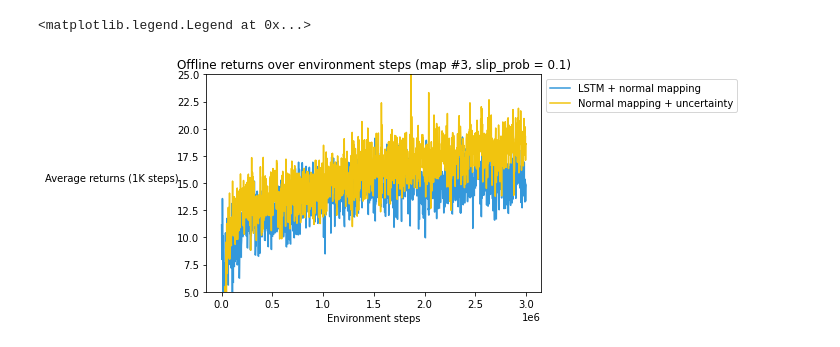
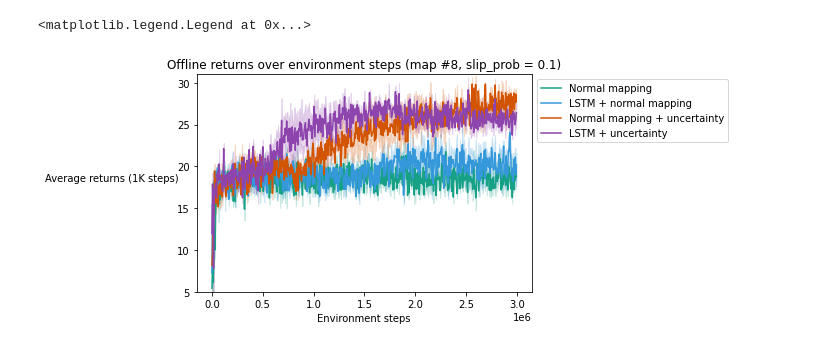
Before and after one commit to taodav/aux-inputs, a Jupyter notebook: analysis/plot_results_uf8_cnn.ipynb, the cells around one changed output. Saved outputs shown, nothing was run; the diff lists cells and outputs as text; code cells hidden in the pictures.

```diff
--- a/analysis/plot_results_uf8_cnn.ipynb
+++ b/analysis/plot_results_uf8_cnn.ipynb
@@ -7,6 +7,7 @@ from tqdm.notebook import tqdm
 from collections import namedtuple
 from multiprocessing import Pool
 from itertools import repeat
+plt.rcParams['axes.facecolor'] = 'white'
 
 from definitions import ROOT_DIR
 from unc.utils import load_info
@@ -18,6 +19,9 @@ turquoise = "#1abc9c"
 peter_river = "#3498db"
 sunflower = "#f1c40f"
 alizarin = "#e74c3c"
+pumpkin = "#d35400"
+green_sea = "#16a085"
+wisteria = "#8e44ad"
 # %%
 level = 8
 all_paths = {
@@ -30,17 +34,17 @@ all_paths = {
 plot_info = {
     f'uf{level}a_cnn': {'color': emerald, 'label': 'Ground-truth map'},
     f'uf{level}m_cnn_lstm_uncertainty_decay_1.0': {'color': peter_river, 'label': 'LSTM + normal mapping'},
-    f'uf{level}m_cnn_lstm_uncertainty_decay_0.95': {'color': turquoise, 'label': 'LSTM + uncertainty'},
-    f'uf{level}m_cnn_uncertainty_decay_1.0': {'color': alizarin, 'label': 'Normal mapping'},
-    f'uf{level}m_cnn_uncertainty_decay_0.95': {'color': sunflower, 'label': 'Normal mapping + uncertainty'}
+    f'uf{level}m_cnn_lstm_uncertainty_decay_0.95': {'color': wisteria, 'label': 'LSTM + uncertainty'},
+    f'uf{level}m_cnn_uncertainty_decay_1.0': {'color': green_sea, 'label': 'Normal mapping'},
+    f'uf{level}m_cnn_uncertainty_decay_0.85': {'color': pumpkin, 'label': 'Normal mapping + uncertainty'}
 }
 
 plot_order = [
 #     f'uf{level}a_cnn',
-#     f'uf{level}m_cnn_uncertainty_decay_1.0',
+    f'uf{level}m_cnn_uncertainty_decay_1.0',
     f'uf{level}m_cnn_lstm_uncertainty_decay_1.0',
-    f'uf{level}m_cnn_uncertainty_decay_0.95',
-#     f'uf{level}m_cnn_lstm_uncertainty_decay_0.95'
+    f'uf{level}m_cnn_uncertainty_decay_0.85',
+    f'uf{level}m_cnn_lstm_uncertainty_decay_0.95'
 ]
 split_by = ['buffer_size', 'step_size', 'arch', 'uncertainty_decay', 'slip_prob', 'trunc']
 Args = namedtuple('args', split_by)
@@ -68,14 +72,18 @@ def process_dir(dir_path, split_by, w=10):
 
 
         reward = info['reward']
-        offline_reward = info['offline_eval_reward']
+        offline_key = 'offline_eval_reward'
+        if 'offline_eval_returns' in info:
+            offline_key = 'offline_eval_returns'
+        offline_returns = info[offline_key]
 
         hparams = Args(*tuple(args[s] for s in split_by))
 
         if hparams not in all_results:
             all_results[hparams] = []
 
-        all_results[hparams].append((reward, offline_reward, args, f))
+        all_results[hparams].append((reward, offline_returns, args, f))
+
 
 
     return all_results
@@ -171,28 +205,28 @@ all_mapped_data_slip
 # %%
 # with slip
 fig, ax = plt.figure(), plt.axes()
-steps_per_eval = 2000
+steps_per_eval = 5000
 
 
 for k in plot_order:
     data = all_mapped_data_slip[k]
     key = plot_info[k]['label']
     color = plot_info[k]['color']
     x = np.arange(data.shape[1]) * steps_per_eval
 
     means = data.mean(axis=0)
     std_err = data.std(axis=0) / np.sqrt(data.shape[0])
 
     ax.plot(x, means, label=key, color=color)
     plt.fill_between(x, means - std_err, means + std_err,
                          color=color, alpha=0.2)
 
-ax.set_ylim(5, 25)
+ax.set_ylim(5, 31)
 
 ax.set_xlabel('Environment steps')
 ax.set_ylabel(f"Average returns (1K steps)", rotation=0, labelpad=65)
-ax.set_title(f'Offline returns over environment steps (map #3, slip_prob = 0.1)')
+ax.set_title(f'Offline returns over environment steps (map #8, slip_prob = 0.1)')
 plt.legend(bbox_to_anchor=(1.00, 1), loc='upper left')
 # %% [output]
 <matplotlib.legend.Legend at 0x...>
-[figure, old version]
+[figure, new version]
```
Also changed, not shown: parts of 10 cells of this notebook, 29 other files.
